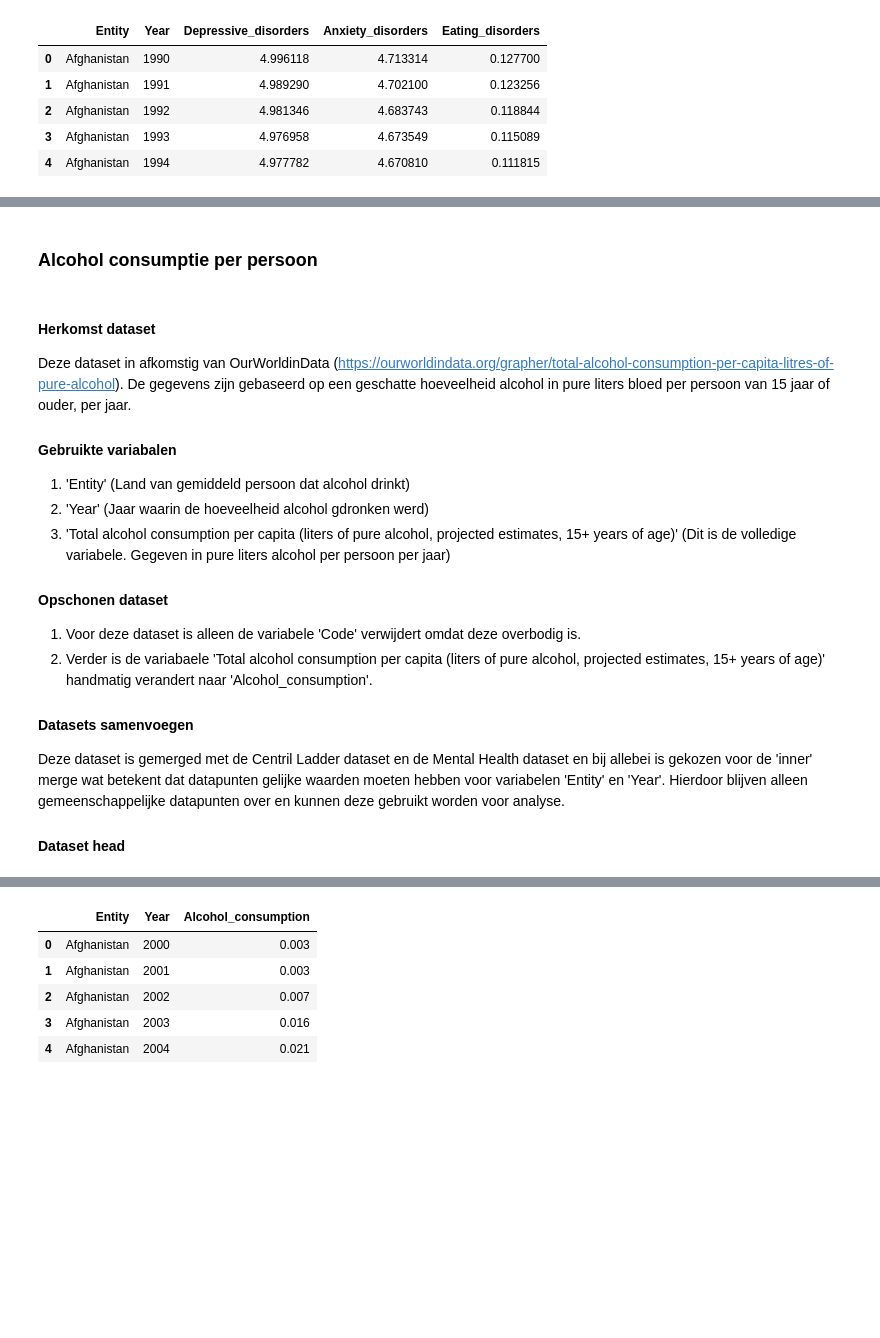
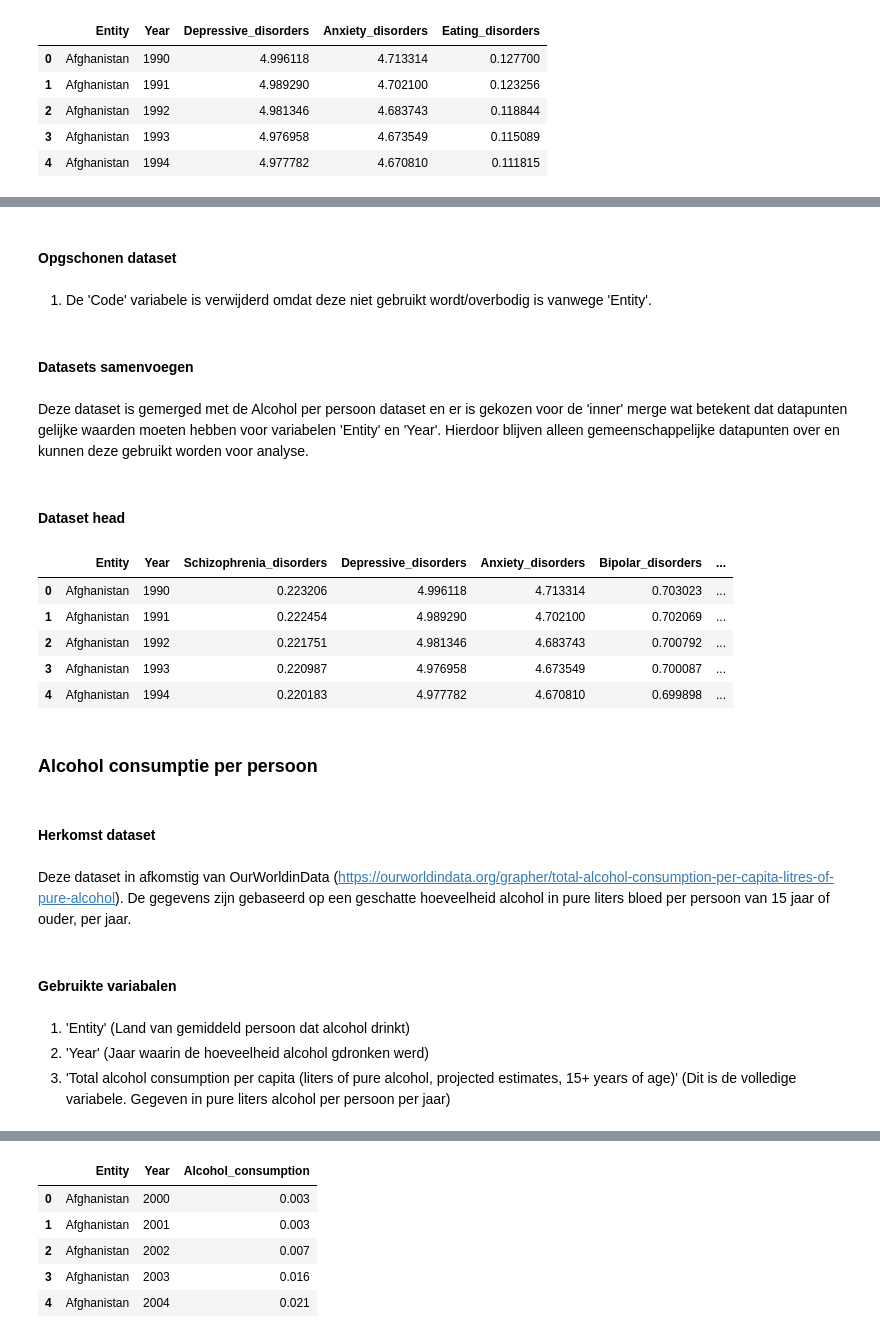
Before and after one commit to MxDiederick/Group29, a Jupyter notebook: group29.ipynb, the cells around one changed output, grey strips where cells are left out. Saved outputs shown, nothing was run; the diff lists cells and outputs as text; code cells hidden in the pictures; blank space fills up the shorter version.

```diff
--- a/group29.ipynb
+++ b/group29.ipynb
@@ -56,19 +51,32 @@ df_mental_clean.head(n=5)
+# %% [markdown]
+#### Opgschonen dataset
+# %% [markdown]
+1. De 'Code' variabele is verwijderd omdat deze niet gebruikt wordt/overbodig is vanwege 'Entity'.
+# %% [markdown]
+#### Datasets samenvoegen
+# %% [markdown]
+Deze dataset is gemerged met de Alcohol per persoon dataset en er is gekozen voor de 'inner' merge wat betekent dat datapunten gelijke waarden moeten hebben voor variabelen 'Entity' en 'Year'. Hierdoor blijven alleen gemeenschappelijke datapunten over en kunnen deze gebruikt worden voor analyse.
+# %% [markdown]
+#### Dataset head
+# %%
+df_mental_clean = pd.read_csv('alcohol vs happiness/data/clean_mental.csv')
+df_mental_clean.head(n=5)
+# %% [output]
+|  | Entity | Year | Schizophrenia_disorders | Depressive_disorders | Anxiety_disorders | Bipolar_disorders | ... |
+| 0 | Afghanistan | 1990 | 0.223206 | 4.996118 | 4.713314 | 0.703023 | ... |
+| 1 | Afghanistan | 1991 | 0.222454 | 4.989290 | 4.702100 | 0.702069 | ... |
+| 2 | Afghanistan | 1992 | 0.221751 | 4.981346 | 4.683743 | 0.700792 | ... |
+| 3 | Afghanistan | 1993 | 0.220987 | 4.976958 | 4.673549 | 0.700087 | ... |
+| 4 | Afghanistan | 1994 | 0.220183 | 4.977782 | 4.670810 | 0.699898 | ... |
 # %% [markdown]
 ### Alcohol consumptie per persoon
 # %% [markdown]
 #### Herkomst dataset
-Deze dataset in afkomstig van OurWorldinData (https://ourworldindata.org/grapher/total-alcohol-consumption-per-capita-litres-of-pure-alcohol). De gegevens zijn gebaseerd op een geschatte hoeveelheid alcohol in pure liters bloed per persoon van 15 jaar of ouder, per jaar.
-
-#### Gebruikte variabalen
-1. 'Entity' (Land van gemiddeld persoon dat alcohol drinkt)
-2. 'Year' (Jaar waarin de hoeveelheid alcohol gdronken werd)
-3. 'Total alcohol consumption per capita (liters of pure alcohol, projected estimates, 15+ years of age)' (Dit is de volledige variabele. Gegeven in pure liters alcohol per persoon per jaar)
-
-#### Opschonen dataset
-1. Voor deze dataset is alleen de variabele 'Code' verwijdert omdat deze overbodig is.
-2. Verder is de variabaele 'Total alcohol consumption per capita (liters of pure alcohol, projected estimates, 15+ years of age)' handmatig verandert naar 'Alcohol_consumption'.
-
-#### Datasets samenvoegen
-Deze dataset is gemerged met de Centril Ladder dataset en de Mental Health dataset en bij allebei is gekozen voor de 'inner' merge wat betekent dat datapunten gelijke waarden moeten hebben voor variabelen 'Entity' en 'Year'. Hierdoor blijven alleen gemeenschappelijke datapunten over en kunnen deze gebruikt worden voor analyse.
-
-#### Dataset head
+# %% [markdown]
+Deze dataset in afkomstig van OurWorldinData (https://ourworldindata.org/grapher/total-alcohol-consumption-per-capita-litres-of-pure-alcohol). De gegevens zijn gebaseerd op een geschatte hoeveelheid alcohol in pure liters bloed per persoon van 15 jaar of ouder, per jaar.
+# %% [markdown]
+#### Gebruikte variabalen
+# %% [markdown]
+1. 'Entity' (Land van gemiddeld persoon dat alcohol drinkt)
+2. 'Year' (Jaar waarin de hoeveelheid alcohol gdronken werd)
+3. 'Total alcohol consumption per capita (liters of pure alcohol, projected estimates, 15+ years of age)' (Dit is de volledige variabele. Gegeven in pure liters alcohol per persoon per jaar)
```
Also changed, not shown: parts of 25 cells of this notebook, 1 other file.
